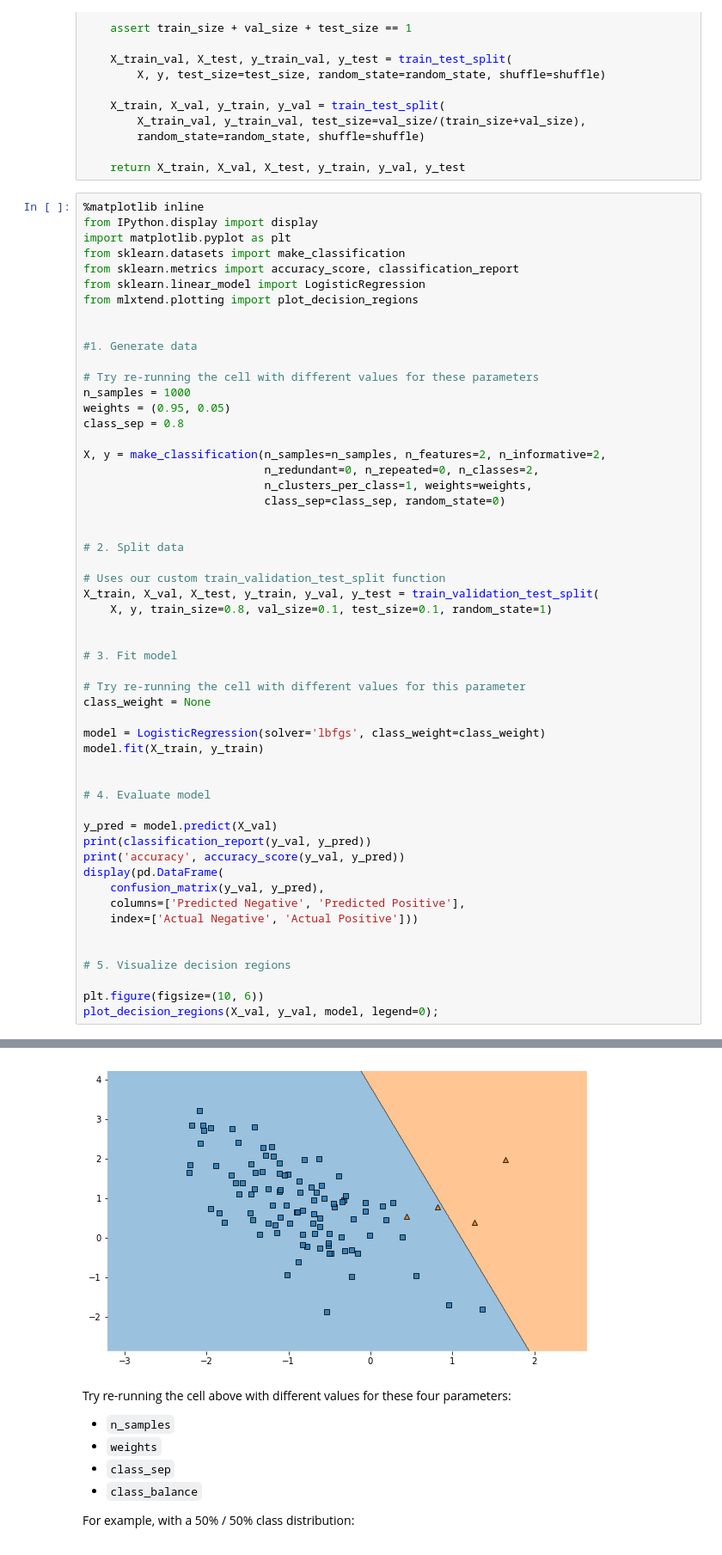
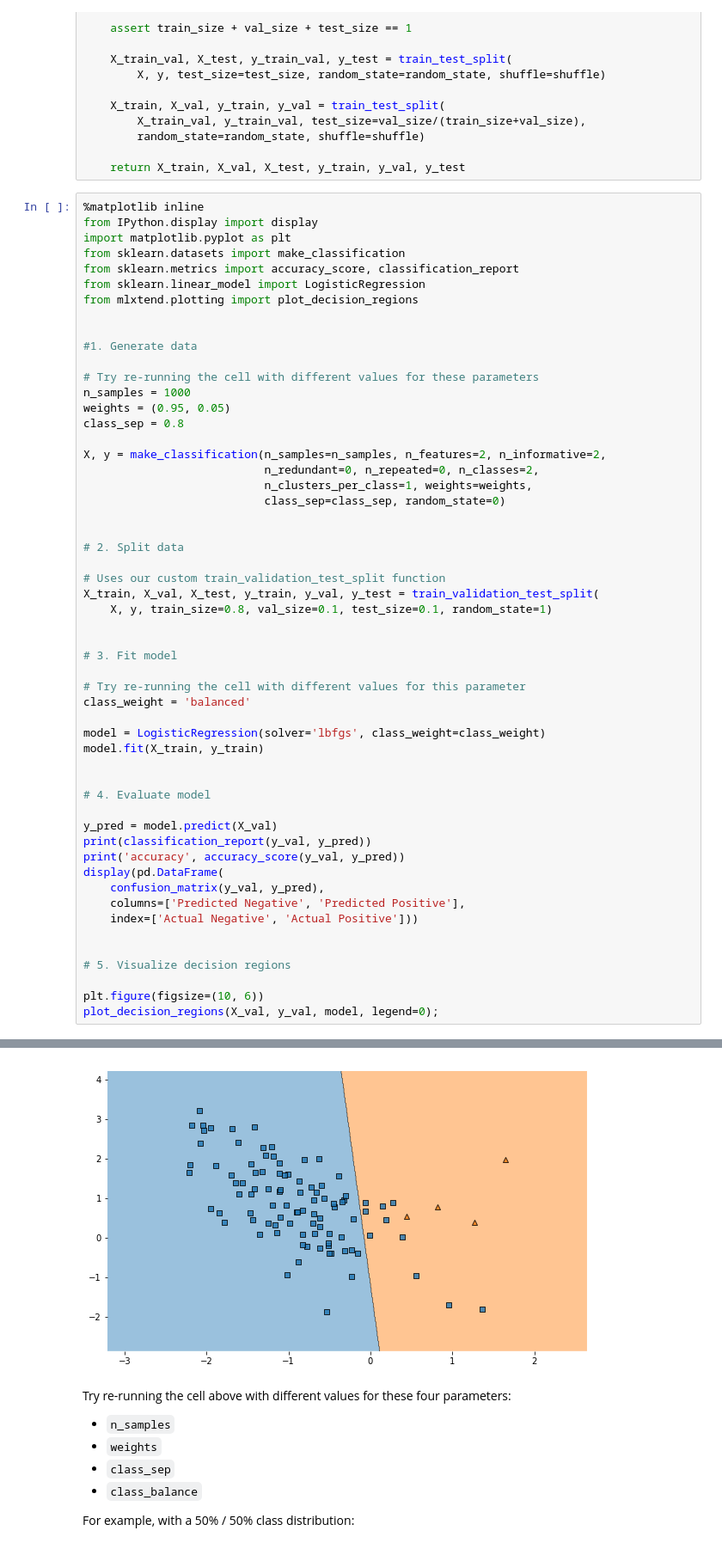
Before and after one commit to damerei/DS-Unit-2-Sprint-3-Classification-Validation, a Jupyter notebook: module3-classification-metrics/LS_DS_233_Classification_Metrics_Imbalanced_Classes.ipynb, the cells around one changed output, grey strips where cells are left out. Shown at 86% size. Cells and saved outputs as stored; diff of their text form.

```diff
--- a/module3-classification-metrics/LS_DS_233_Classification_Metrics_Imbalanced_Classes.ipynb
+++ b/module3-classification-metrics/LS_DS_233_Classification_Metrics_Imbalanced_Classes.ipynb
@@ -292,7 +332,7 @@ X_train, X_val, X_test, y_train, y_val, y_test = train_validation_test_split(
 # 3. Fit model
 
 # Try re-running the cell with different values for this parameter
-class_weight = None
+class_weight = 'balanced'
 
 model = LogisticRegression(solver='lbfgs', class_weight=class_weight)
 model.fit(X_train, y_train)
@@ -330,4 +370,4 @@ accuracy 0.98
-[figure, old version]
+[figure, new version]
 # %% [markdown]
 Try re-running the cell above with different values for these four parameters:
 - `n_samples`
```
Also changed, not shown: parts of 13 cells of this notebook.
